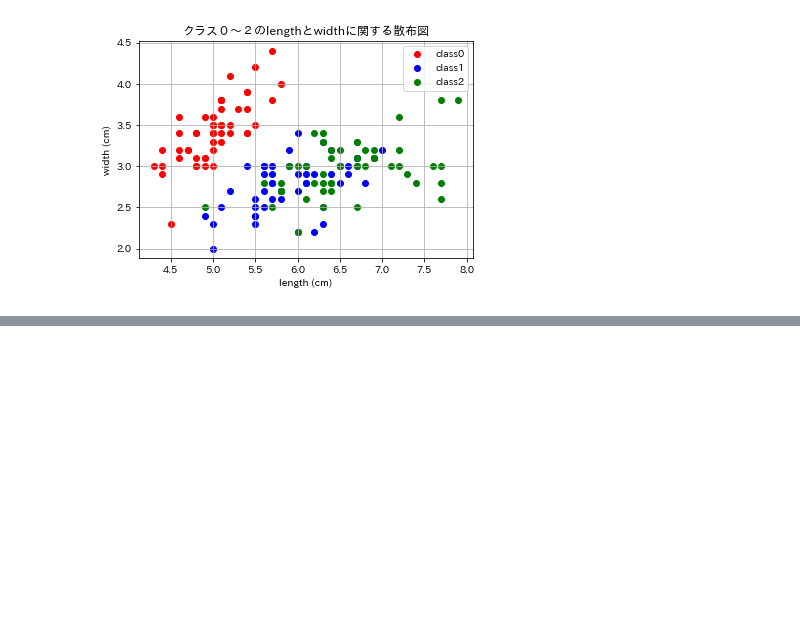
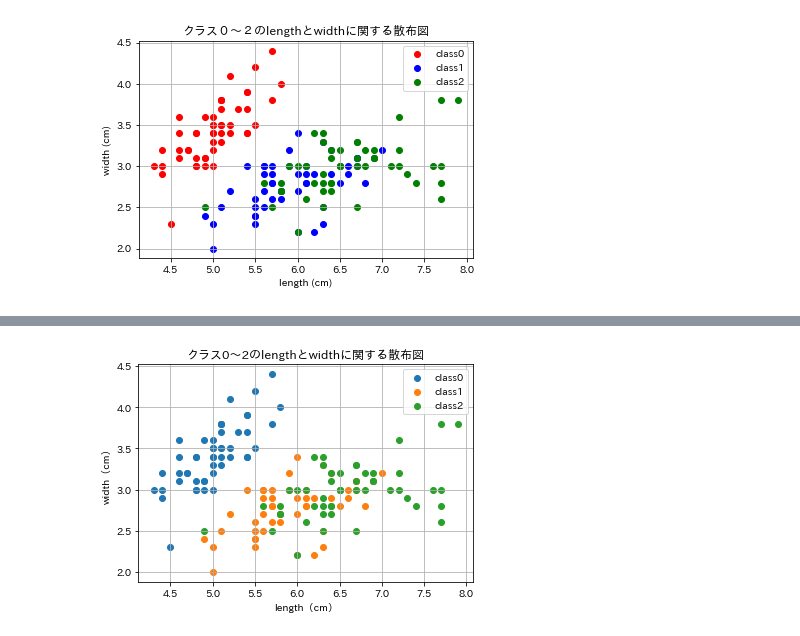
Before and after one commit to sugarl-sudo/Basic-Python, a Jupyter notebook: colab/quizzes/可視化問題.ipynb, the cells around one changed output, grey strips where cells are left out. Drawn from its saved outputs; the diff is of its cells as text; code cells hidden in the pictures; blank space fills up the shorter version.

Commit message:
matplotlib-02 解答

```diff
--- a/colab/quizzes/可視化問題.ipynb
+++ b/colab/quizzes/可視化問題.ipynb
@@ -31,0 +41,14 @@ Requirement already satisfied: six>=1.5 in /usr/local/lib/python3.7/dist-package
+# %%
+df_task02 = pd.read_csv("matplotlib_quiz/scatter_data.csv")
+fig, ax = plt.subplots()
+for name, group in df_task02.groupby('class'):
+    ax.scatter(group["length (cm)"], group["width (cm)"], label="class"+str(name))
+
+ax.set_title('クラス0～2のlengthとwidthに関する散布図')
+ax.set_xlabel('length（cm）')
+ax.set_ylabel('width（cm）')
+ax.grid(True)
+leg = ax.legend()
+plt.show()
+# %% [output]
+[figure, added]
```
Also changed, not shown: parts of 4 cells of this notebook, 1 other file.
